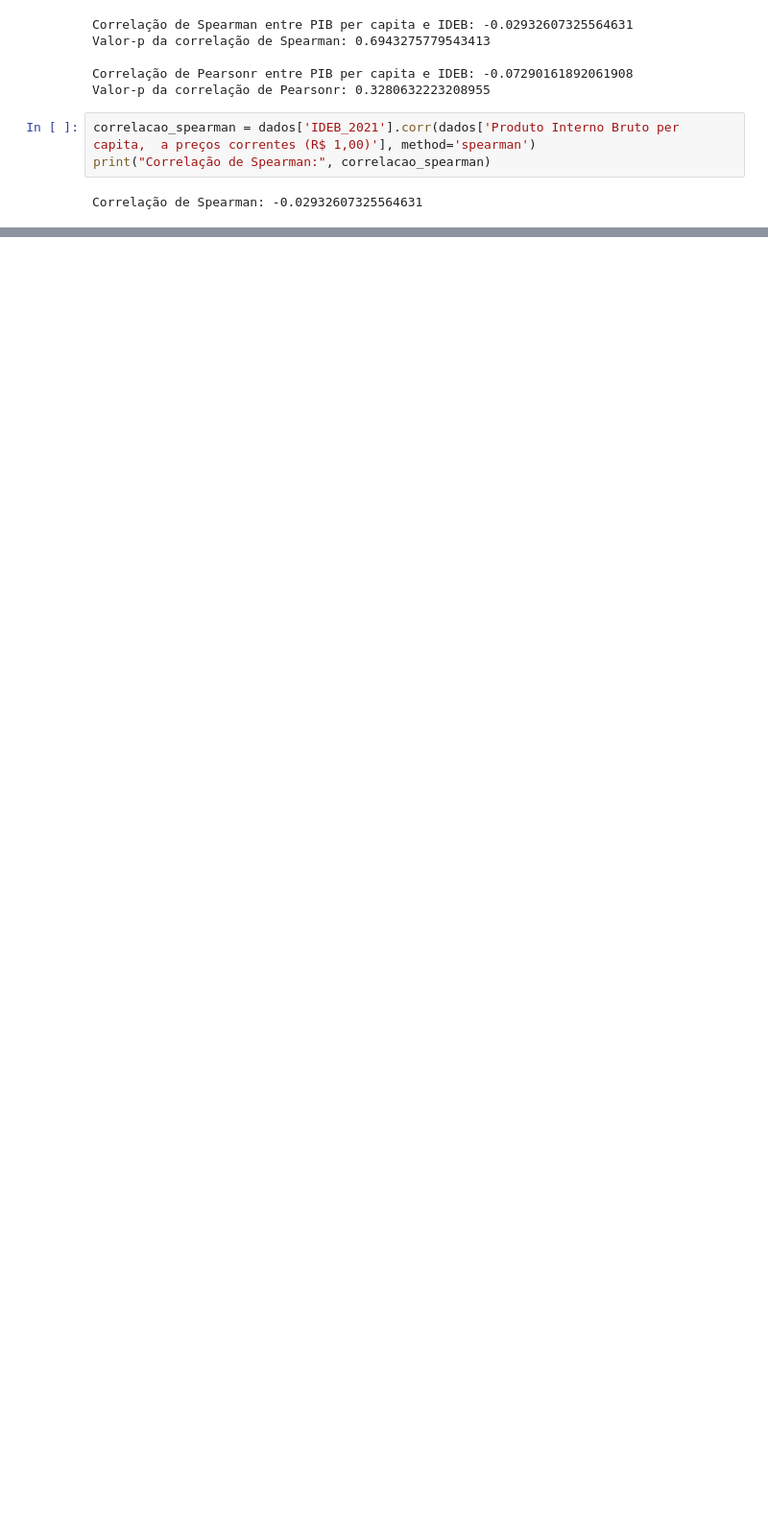
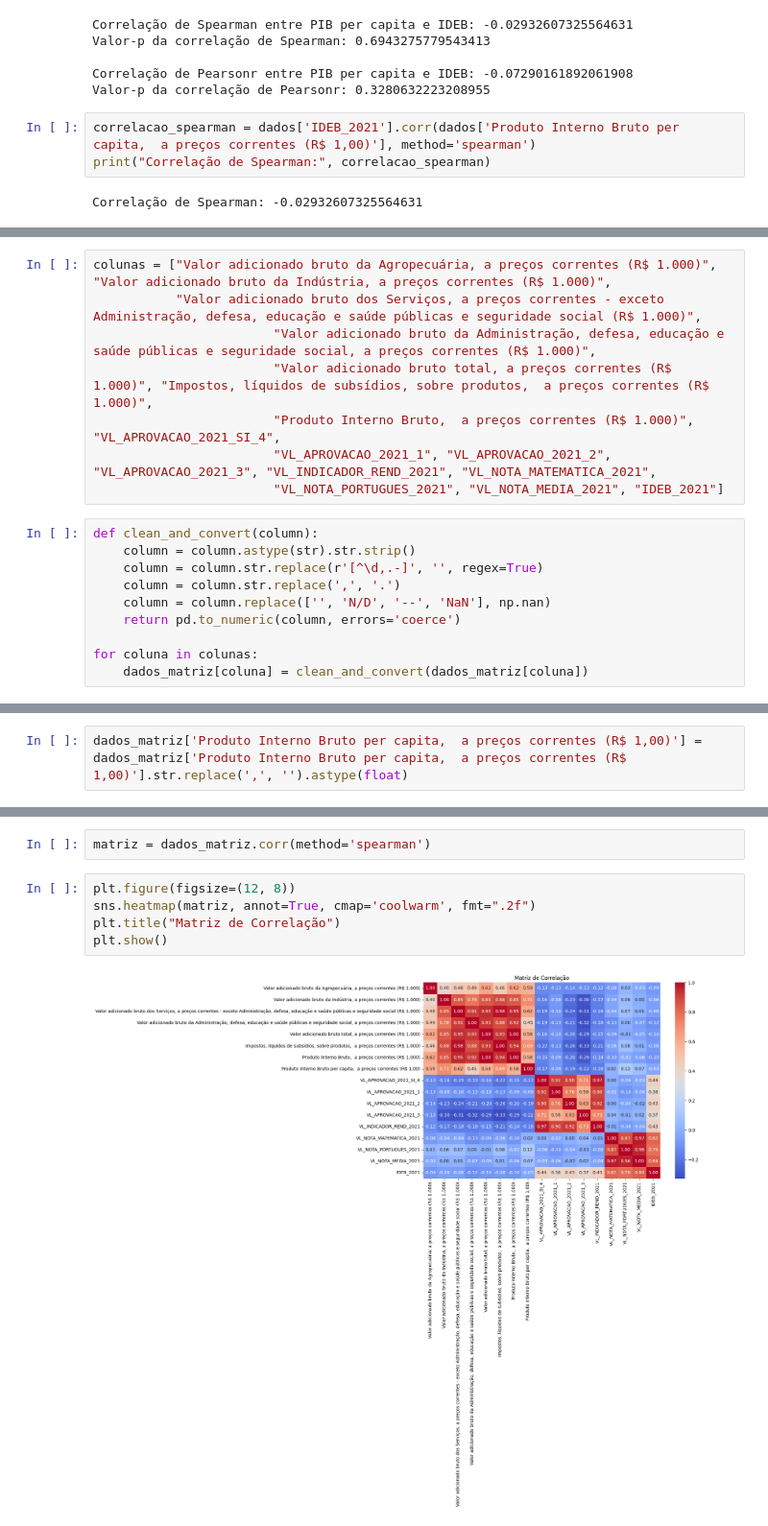
Before and after one commit to claraaqn/IC-Dadis_IDEB, a Jupyter notebook: correlacao_pib_ideb.ipynb, the cells around one changed output, grey strips where cells are left out. Shown at 96% size. Saved outputs shown, nothing was run; the diff lists cells and outputs as text; blank space fills up the shorter version.

```diff
--- a/correlacao_pib_ideb.ipynb
+++ b/correlacao_pib_ideb.ipynb
@@ -93,0 +280,18 @@ Correlação de Spearman: -0.02932607325564631
+# %%
+colunas = ["Valor adicionado bruto da Agropecuária, a preços correntes (R$ 1.000)", "Valor adicionado bruto da Indústria, a preços correntes (R$ 1.000)",
+           "Valor adicionado bruto dos Serviços, a preços correntes - exceto Administração, defesa, educação e saúde públicas e seguridade social (R$ 1.000)",
+                        "Valor adicionado bruto da Administração, defesa, educação e saúde públicas e seguridade social, a preços correntes (R$ 1.000)",
+                        "Valor adicionado bruto total, a preços correntes (R$ 1.000)", "Impostos, líquidos de subsídios, sobre produtos,  a preços correntes (R$ 1.000)",
+                        "Produto Interno Bruto,  a preços correntes (R$ 1.000)", "VL_APROVACAO_2021_SI_4",
+                        "VL_APROVACAO_2021_1", "VL_APROVACAO_2021_2", "VL_APROVACAO_2021_3", "VL_INDICADOR_REND_2021", "VL_NOTA_MATEMATICA_2021",
+                        "VL_NOTA_PORTUGUES_2021", "VL_NOTA_MEDIA_2021", "IDEB_2021"]
+# %%
+def clean_and_convert(column):
+    column = column.astype(str).str.strip()
+    column = column.str.replace(r'[^\d,.-]', '', regex=True)
+    column = column.str.replace(',', '.')
+    column = column.replace(['', 'N/D', '--', 'NaN'], np.nan)
+    return pd.to_numeric(column, errors='coerce')
+
+for coluna in colunas:
+    dados_matriz[coluna] = clean_and_convert(dados_matriz[coluna])
@@ -93,0 +316,2 @@ Correlação de Spearman: -0.02932607325564631
+# %%
+dados_matriz['Produto Interno Bruto per capita,  a preços correntes (R$ 1,00)'] = dados_matriz['Produto Interno Bruto per capita,  a preços correntes (R$ 1,00)'].str.replace(',', '').astype(float)
@@ -93,0 +324,9 @@ Correlação de Spearman: -0.02932607325564631
+# %%
+matriz = dados_matriz.corr(method='spearman')
+# %%
+plt.figure(figsize=(12, 8))
+sns.heatmap(matriz, annot=True, cmap='coolwarm', fmt=".2f")
+plt.title("Matriz de Correlação")
+plt.show()
+# %% [output]
+[figure, added]
```
Also changed, not shown: parts of 26 cells of this notebook, 1 other file.
